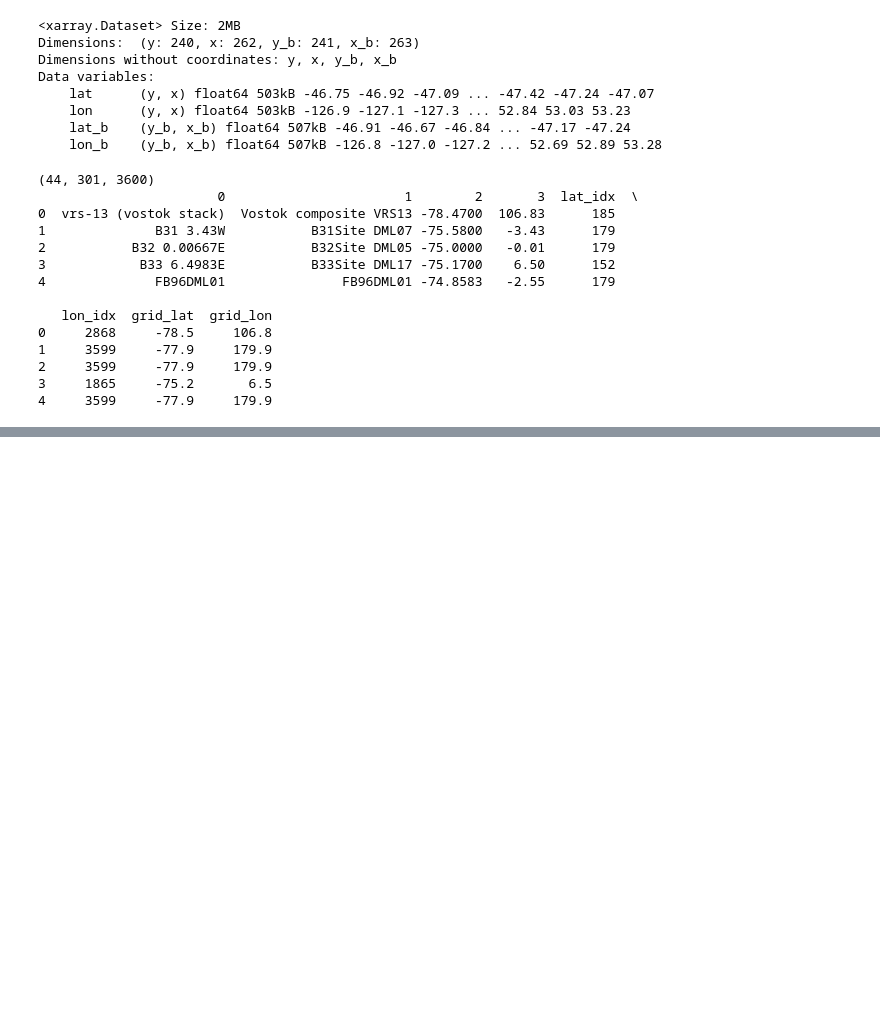
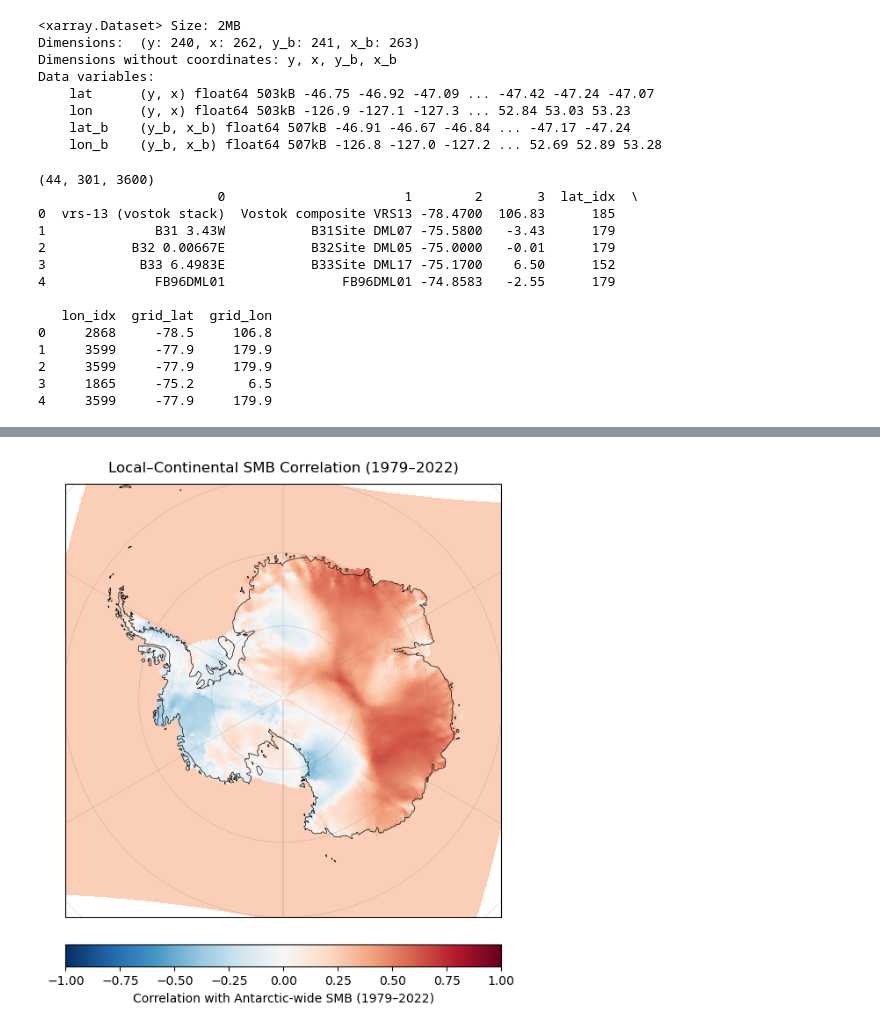
Before and after one commit to advikeswaran/metric-reconstruction, a Jupyter notebook: ERA5_ENSRF.ipynb, the cells around one changed output, grey strips where cells are left out. Saved outputs shown, nothing was run; the diff lists cells and outputs as text; code cells hidden in the pictures; blank space fills up the shorter version.

```diff
--- a/ERA5_ENSRF.ipynb
+++ b/ERA5_ENSRF.ipynb
@@ -311,0 +499,42 @@ print(result.shape)
+# %%
+# Define projection
+# Use a South Polar Stereographic projection for proper representation of Antarctica.
+proj = ccrs.SouthPolarStereo()
+
+# Create figure and axes
+# The axes use the stereographic projection defined above.
+fig = plt.figure(figsize=(8, 8))
+ax = plt.axes(projection=proj)
+
+# Set extent to include entire Antarctic region
+# Input coordinates to set_extent must be in PlateCarree (lat/lon) coordinates.
+ax.set_extent([-180, 180, -90, -60], ccrs.PlateCarree())
+
+# Plot correlation map
+# eais_corr_map is the spatial correlation between each SMB grid cell and EAIS SMB.
+# RACMO lon/lat arrays define the spatial coordinates.
+im = ax.pcolormesh(
+    racmo["lon"], racmo["lat"], eais_corr_era,
+    transform=ccrs.PlateCarree(),  # data defined in geographic coordinates
+    cmap="RdBu_r",  vmin=-1, vmax=1 # diverging red–blue colormap for correlations
+)
+
+# Add colorbar
+cb = plt.colorbar(im, ax=ax, orientation="horizontal", pad=0.05, shrink=0.8)
+cb.set_label("Correlation with Antarctic-wide SMB (1979–2022)")
+
+# Add geographic features for context
+ax.add_feature(cfeature.COASTLINE, linewidth=0.5, color="black")
+ax.add_feature(cfeature.LAND, facecolor="lightgray", zorder=0)
+
+# Add gridlines (no labels for cleaner polar map)
+gl = ax.gridlines(draw_labels=False, linewidth=0.3, color="gray", alpha=0.5)
+gl.xlocator = plt.FixedLocator(np.arange(-180, 181, 60))
+
+# Add title
+plt.title("Local–Continental SMB Correlation (1979–2022)", fontsize=12, pad=10)
+
+# Render plot
+plt.show()
+# %% [output]
+[figure, added]
```
Also changed, not shown: parts of 27 cells of this notebook, 3 other files.
